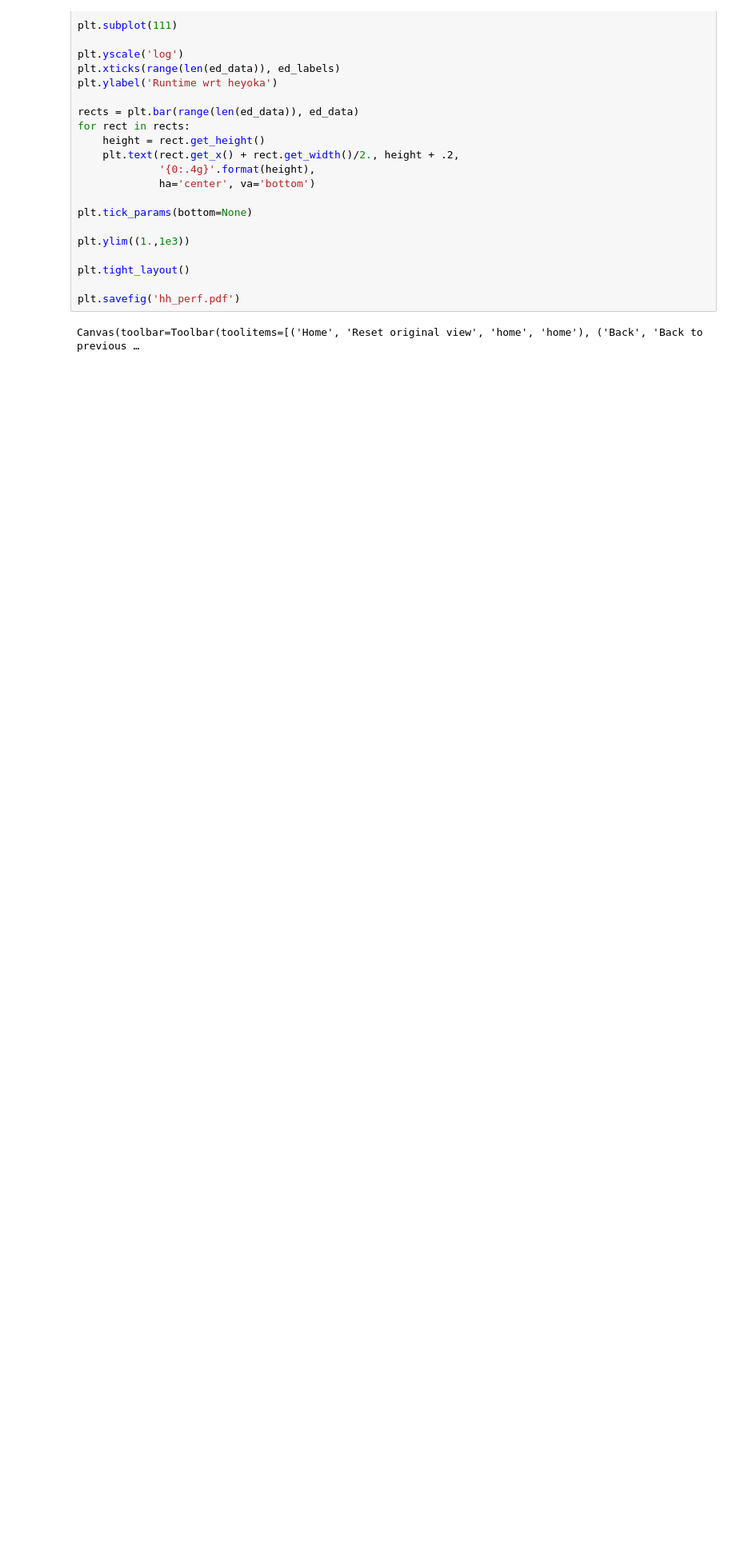
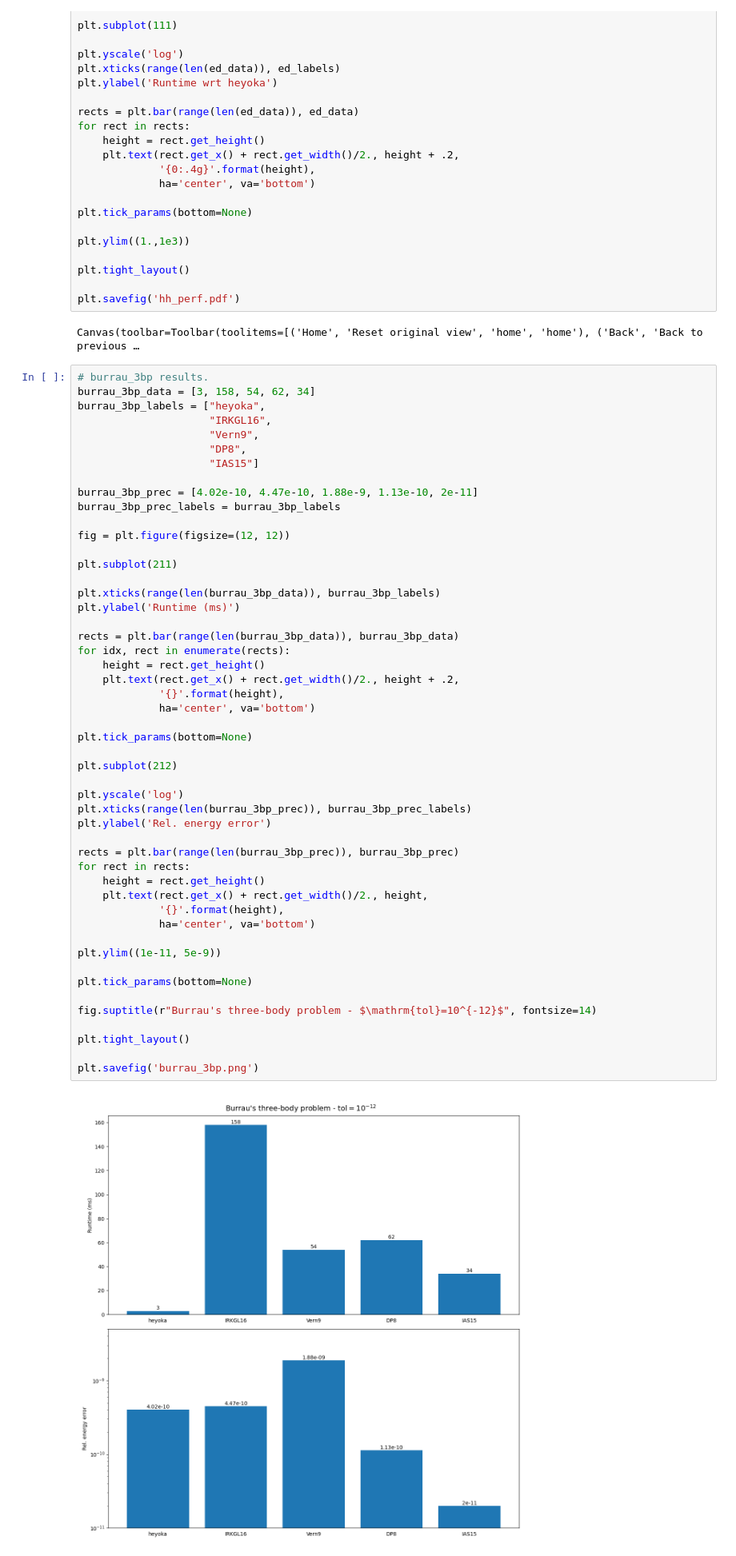
Before and after one commit to bluescarni/heyoka, a Jupyter notebook: tools/benchmark_results.ipynb, the cells around one changed output. Shown at 80% size. Drawn from its saved outputs; the diff is of its cells as text; blank space fills up the shorter version.

```diff
--- a/tools/benchmark_results.ipynb
+++ b/tools/benchmark_results.ipynb
@@ -316,3 +316,55 @@ plt.tight_layout()
 plt.savefig('hh_perf.pdf')
 # %% [output]
 Canvas(toolbar=Toolbar(toolitems=[('Home', 'Reset original view', 'home', 'home'), ('Back', 'Back to previous …
+# %%
+# burrau_3bp results.
+burrau_3bp_data = [3, 158, 54, 62, 34]
+burrau_3bp_labels = ["heyoka",
+                     "IRKGL16",
+                     "Vern9",
+                     "DP8",
+                     "IAS15"]
+
+burrau_3bp_prec = [4.02e-10, 4.47e-10, 1.88e-9, 1.13e-10, 2e-11]
+burrau_3bp_prec_labels = burrau_3bp_labels
+
+fig = plt.figure(figsize=(12, 12))
+
+plt.subplot(211)
+
+plt.xticks(range(len(burrau_3bp_data)), burrau_3bp_labels)
+plt.ylabel('Runtime (ms)')
+
+rects = plt.bar(range(len(burrau_3bp_data)), burrau_3bp_data)
+for idx, rect in enumerate(rects):
+    height = rect.get_height()
+    plt.text(rect.get_x() + rect.get_width()/2., height + .2,
+             '{}'.format(height),
+             ha='center', va='bottom')
+
+plt.tick_params(bottom=None)
+
+plt.subplot(212)
+
+plt.yscale('log')
+plt.xticks(range(len(burrau_3bp_prec)), burrau_3bp_prec_labels)
+plt.ylabel('Rel. energy error')
+
+rects = plt.bar(range(len(burrau_3bp_prec)), burrau_3bp_prec)
+for rect in rects:
+    height = rect.get_height()
+    plt.text(rect.get_x() + rect.get_width()/2., height,
+             '{}'.format(height),
+             ha='center', va='bottom')
+
+plt.ylim((1e-11, 5e-9))
+
+plt.tick_params(bottom=None)
+
+fig.suptitle(r"Burrau's three-body problem - $\mathrm{tol}=10^{-12}$", fontsize=14)
+
+plt.tight_layout()
+
+plt.savefig('burrau_3bp.png')
+# %% [output]
+[figure, added]
```
